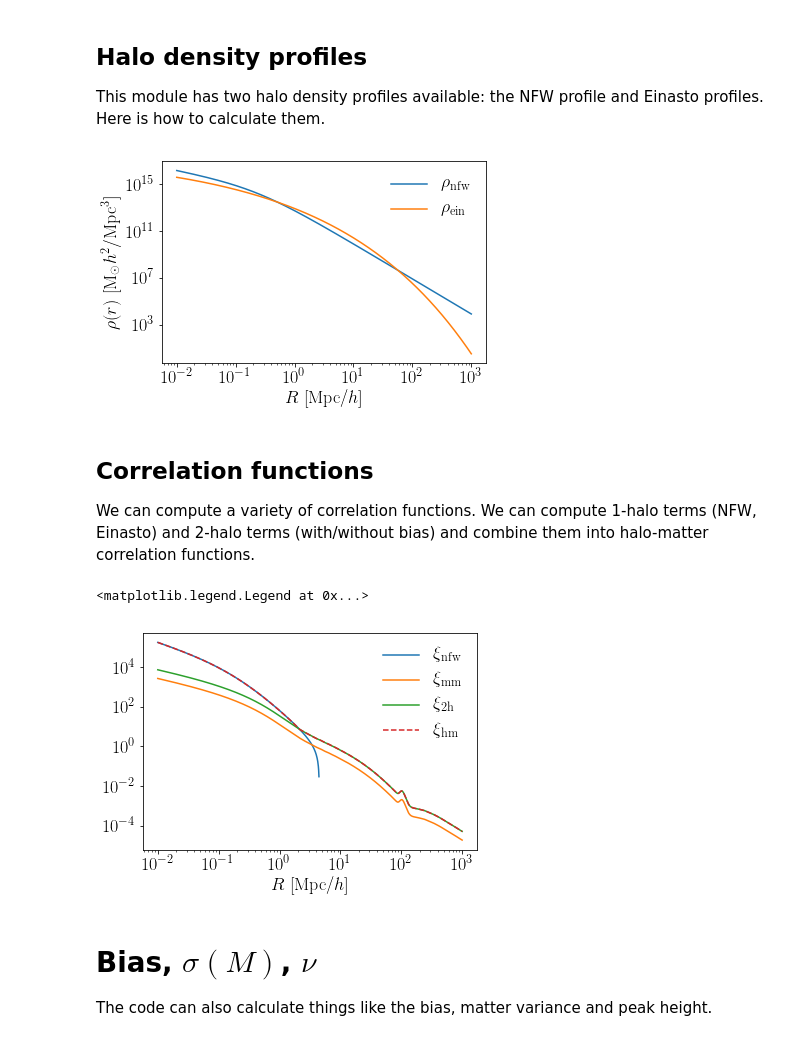
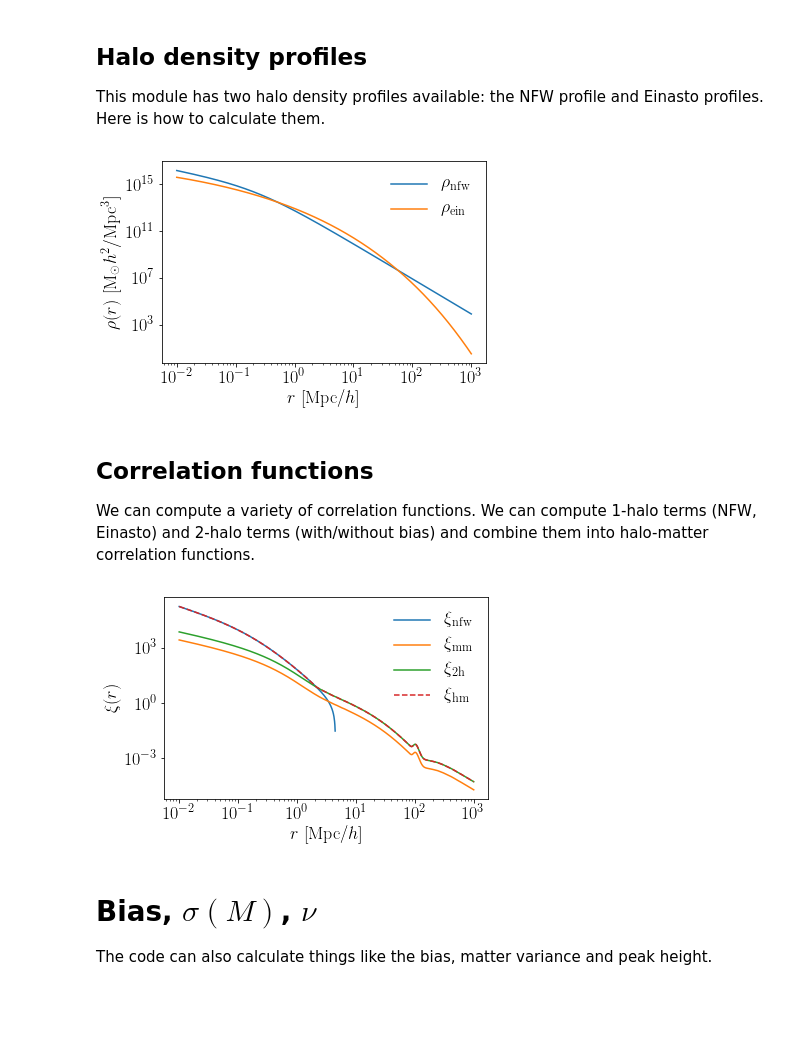
Before and after one commit to tmcclintock/cluster_toolkit, a Jupyter notebook: examples/Example_Notebook.ipynb, the cells around one changed output. Drawn from its saved outputs; the diff is of its cells as text; code cells hidden in the pictures; blank space fills up the shorter version.

```diff
--- a/examples/Example_Notebook.ipynb
+++ b/examples/Example_Notebook.ipynb
@@ -35,13 +35,13 @@ rho_ein = cluster_toolkit.density.rho_einasto_at_R(R, Mass, rs, a, Omega_m)
 # %%
 plt.loglog(R, rho_nfw,   label=r"$\rho_{\rm nfw}$")
 plt.loglog(R, rho_ein,   label=r"$\rho_{\rm ein}$")
-plt.xlabel(r"$R$ [Mpc/$h$]")
+plt.xlabel(r"$r$ [Mpc/$h$]")
 plt.ylabel(r"$\rho(r)\ [{\rm M_\odot}h^2/{\rm Mpc^3}]$")
 plt.legend(loc=0, frameon=False)
 #plt.subplots_adjust(bottom=0.18, left=0.15)
-#plt.gcf().savefig("density_profile_examples.png", dpi=900)
+#plt.gcf().savefig("density_profile_example.png", dpi=500)
 # %% [output]
-[figure, old version]
+[figure, new version]
 # %% [markdown]
 ## Correlation functions
 We can compute a variety of correlation functions. We can compute 1-halo terms (NFW, Einasto) and 2-halo terms (with/without bias) and combine them into halo-matter correlation functions.
@@ -63,13 +63,15 @@ xi_hm    = cluster_toolkit.xi.xi_hm(xi_nfw, xi_2halo)
 # %%
 plt.loglog(R, xi_nfw,   label=r"$\xi_{\rm nfw}$")
 plt.loglog(R, xi_mm,    label=r"$\xi_{\rm mm}$")
 plt.loglog(R, xi_2halo, label=r"$\xi_{\rm 2h}$")
 plt.loglog(R, xi_hm, ls='--', label=r"$\xi_{\rm hm}$")
-plt.xlabel(r"$R$ [Mpc/$h$]")
+plt.xlabel(r"$r$ [Mpc/$h$]")
+plt.ylabel(r"$\xi(r)$")
 plt.legend(loc=0, frameon=False)
+#plt.subplots_adjust(bottom=0.18, left=0.15)
+#plt.gcf().savefig("xi_example.png", dpi=500)
 # %% [output]
-<matplotlib.legend.Legend at 0x...>
-[figure, old version]
+[figure, new version]
 # %% [markdown]
 # Bias, $\sigma(M)$, $\nu$
 The code can also calculate things like the bias, matter variance and peak height.
```
Also changed, not shown: parts of 5 cells of this notebook, 9 other files.
